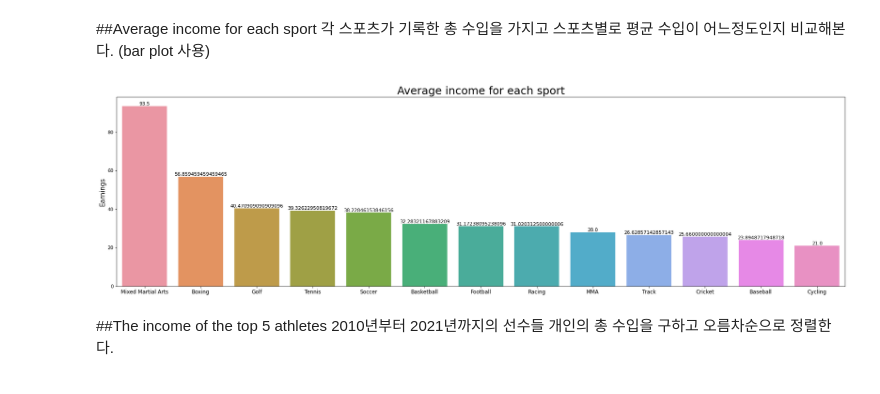
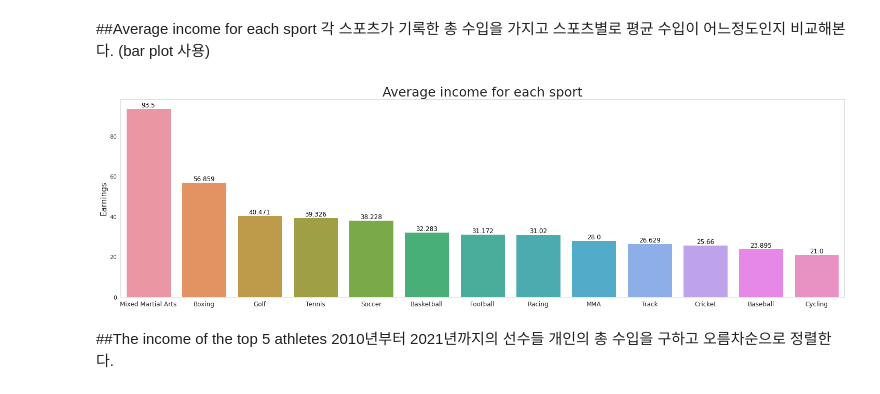
Before and after one commit to gjsin1105/DAP__, a Jupyter notebook: FinalProject.ipynb, the cells around one changed output. Cells and saved outputs as stored; diff of their text form; code cells hidden in the pictures.

```diff
--- a/FinalProject.ipynb
+++ b/FinalProject.ipynb
@@ -79,23 +79,24 @@ Name: Earnings, dtype: float64
 각 스포츠가 기록한 총 수입을 가지고 스포츠별로 평균 수입이 어느정도인지 비교해본다.
 (bar plot 사용)
 # %%
-plt.figure(figsize = (30, 8))
+plt.figure(figsize=(25, 7))
 plt.title("Average income for each sport", size=25)
 plt.xticks(fontsize=12)
 plt.ylabel('Earnings', size=15)
 x = [0, 1, 2, 3, 4, 5, 6, 7, 8, 9, 10, 11, 12]
-avgtotal = df.groupby('Sport')['Earnings'].mean().sort_values(ascending=False)
+avgtotal = df.groupby('Sport')['Earnings'].mean().round(3).sort_values(ascending=False)
 for i, v in enumerate(x):
     plt.text(v, avgtotal[i], avgtotal[i],
-             fontsize = 11,
+             fontsize=12,
              color='black',
              horizontalalignment='center',
              verticalalignment='bottom')
 sport_kind = [sport for sport in avgtotal.index]
 sns.barplot(x=sport_kind, y=avgtotal)
+plt.grid(False)
 plt.show()
 # %% [output]
-[figure, old version]
+[figure, new version]
 # %% [markdown]
 ##The income of the top 5 athletes
 2010년부터 2021년까지의 선수들 개인의 총 수입을 구하고 오름차순으로 정렬한다.
```
Also changed, not shown: parts of 9 cells of this notebook.
